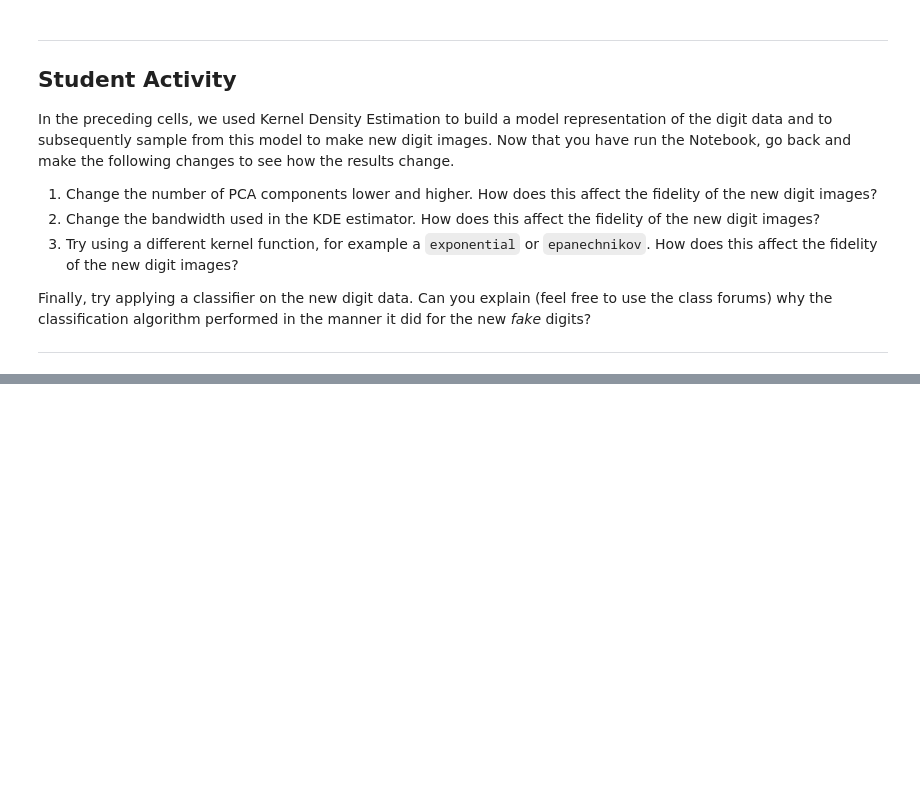
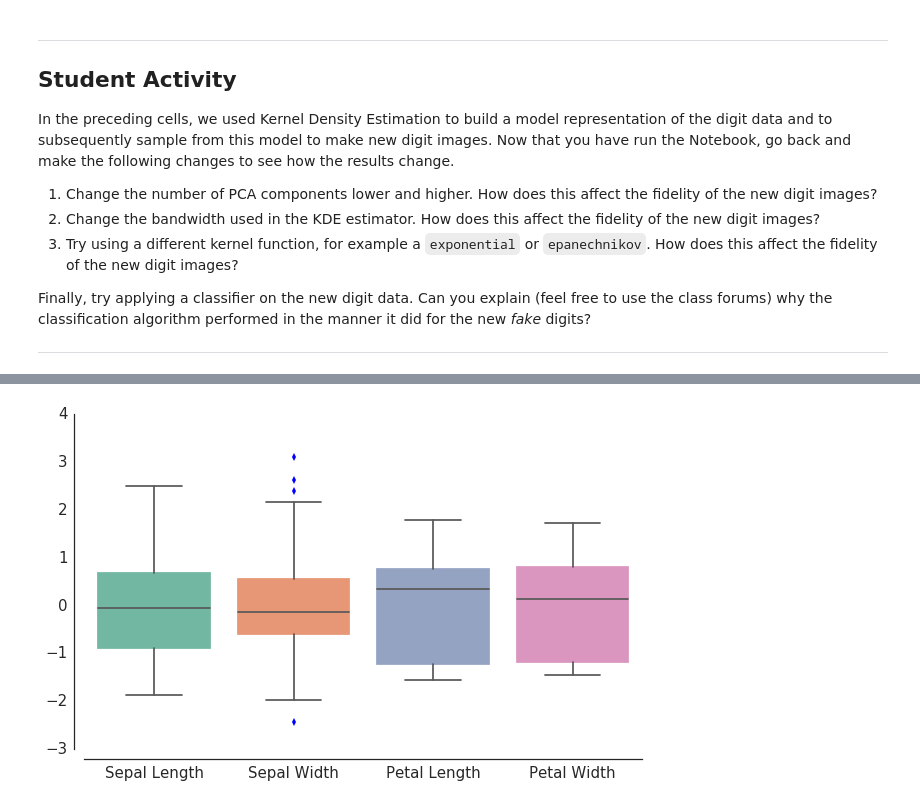
Before and after one commit to lcdm-uiuc/info490-sp16, a Jupyter notebook: Week6/notebooks/intro2pc.ipynb, the cells around one changed output, grey strips where cells are left out. Cells and saved outputs as stored; diff of their text form; code cells hidden in the pictures; blank space fills up the shorter version.

```diff
--- a/Week6/notebooks/intro2pc.ipynb
+++ b/Week6/notebooks/intro2pc.ipynb
@@ -623,0 +76,16 @@ algorithm performed in the  manner it did for the new _fake_ digits?
+# %%
+from sklearn import preprocessing
+
+# We can scale in different manners
+s_iris = pd.DataFrame(preprocessing.scale(iris.values[:,0:4]))
+#s_iris = pd.DataFrame(preprocessing.normalize(iris.values[:,0:4]))
+
+# Make a box plot to show distributions
+fig, axs = plt.subplots(figsize=(10,6))
+sns.set(style="white", font_scale=1.5)
+
+s_iris.columns = ['Sepal Length', 'Sepal Width', 'Petal Length', 'Petal Width']
+sns.boxplot(data=s_iris, orient="v", palette="Set2", ax=axs)
+sns.despine(offset=10)
+# %% [output]
+[figure, added]
```
Also changed, not shown: parts of 46 cells of this notebook, 3 other files.
